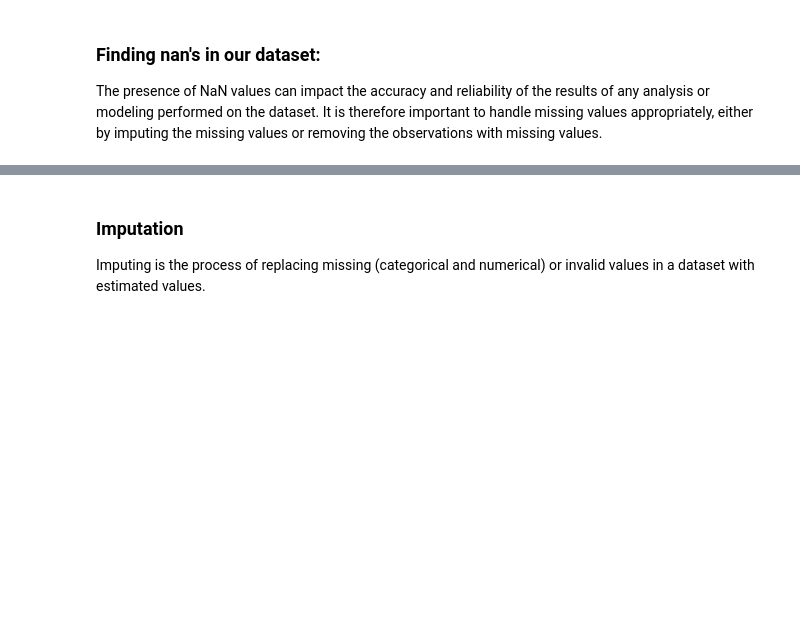
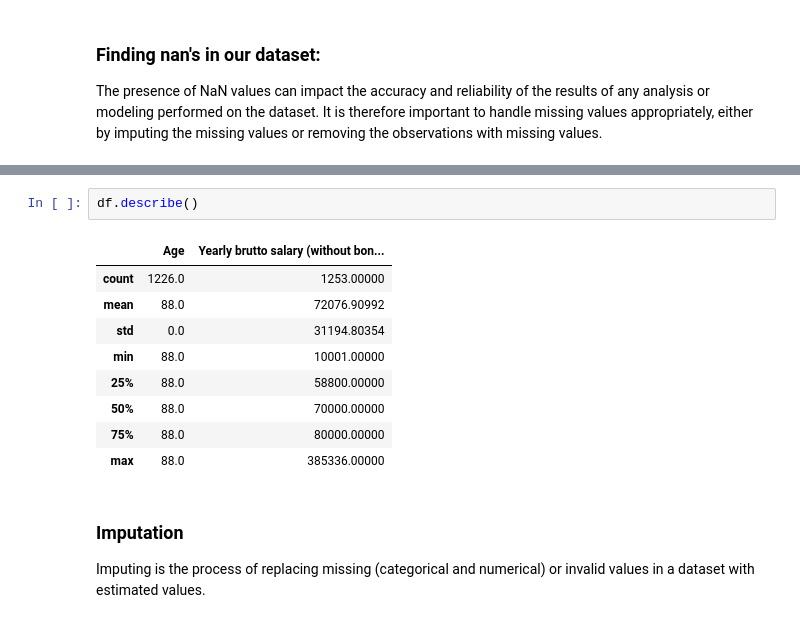
Before and after one commit to SidhST12/ItML_Asn_2_Students, a Jupyter notebook: assignment_2_start.ipynb, the cells around one changed output, grey strips where cells are left out. Cells and saved outputs as stored; diff of their text form; blank space fills up the shorter version.

```diff
--- a/assignment_2_start.ipynb
+++ b/assignment_2_start.ipynb
@@ -204,3 +249,15 @@ dtype: int64
+# %%
+df.describe()
+# %% [output]
+|  | Age | Yearly brutto salary (without bon... |
+| count | 1226.0 | 1253.00000 |
+| mean | 88.0 | 72076.90992 |
+| std | 0.0 | 31194.80354 |
+| min | 88.0 | 10001.00000 |
+| 25% | 88.0 | 58800.00000 |
+| 50% | 88.0 | 70000.00000 |
+| 75% | 88.0 | 80000.00000 |
+| max | 88.0 | 385336.00000 |
 # %% [markdown]
 ### Imputation
 Imputing  is the process of replacing missing (categorical and numerical) or invalid values in a dataset with estimated values.
```
Also changed, not shown: parts of 11 cells of this notebook.
